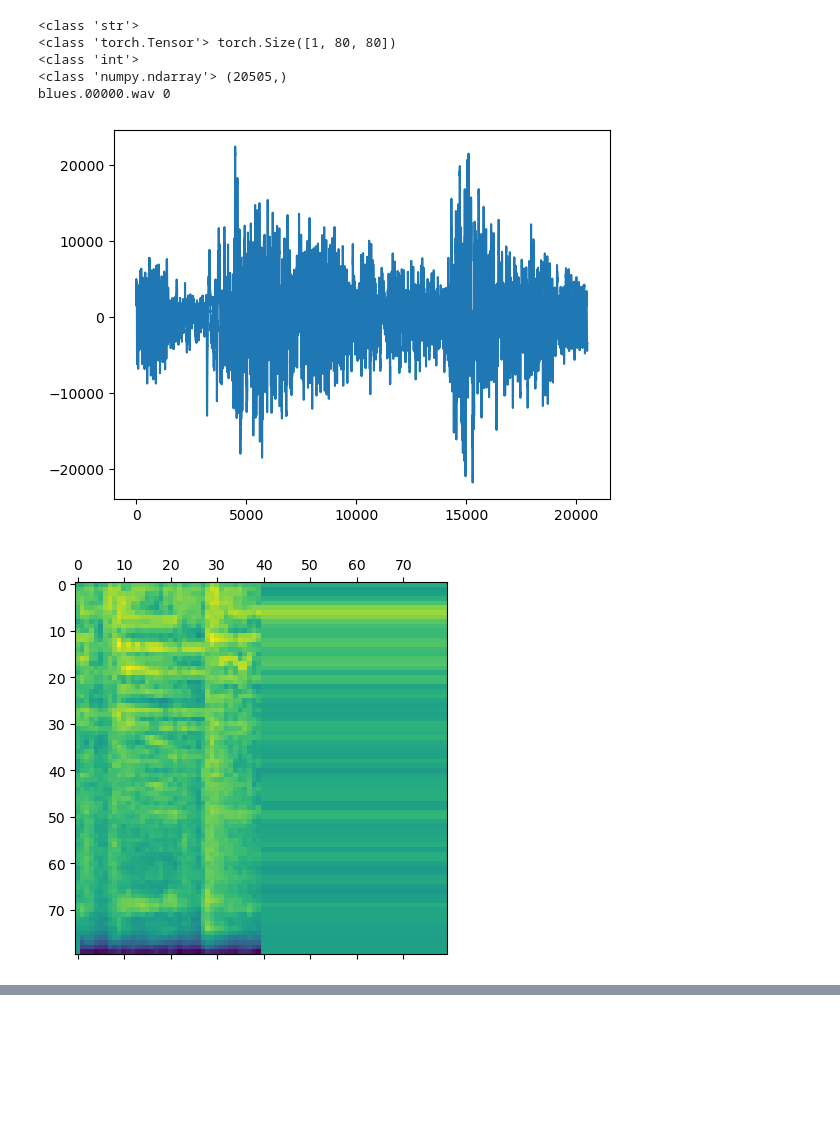
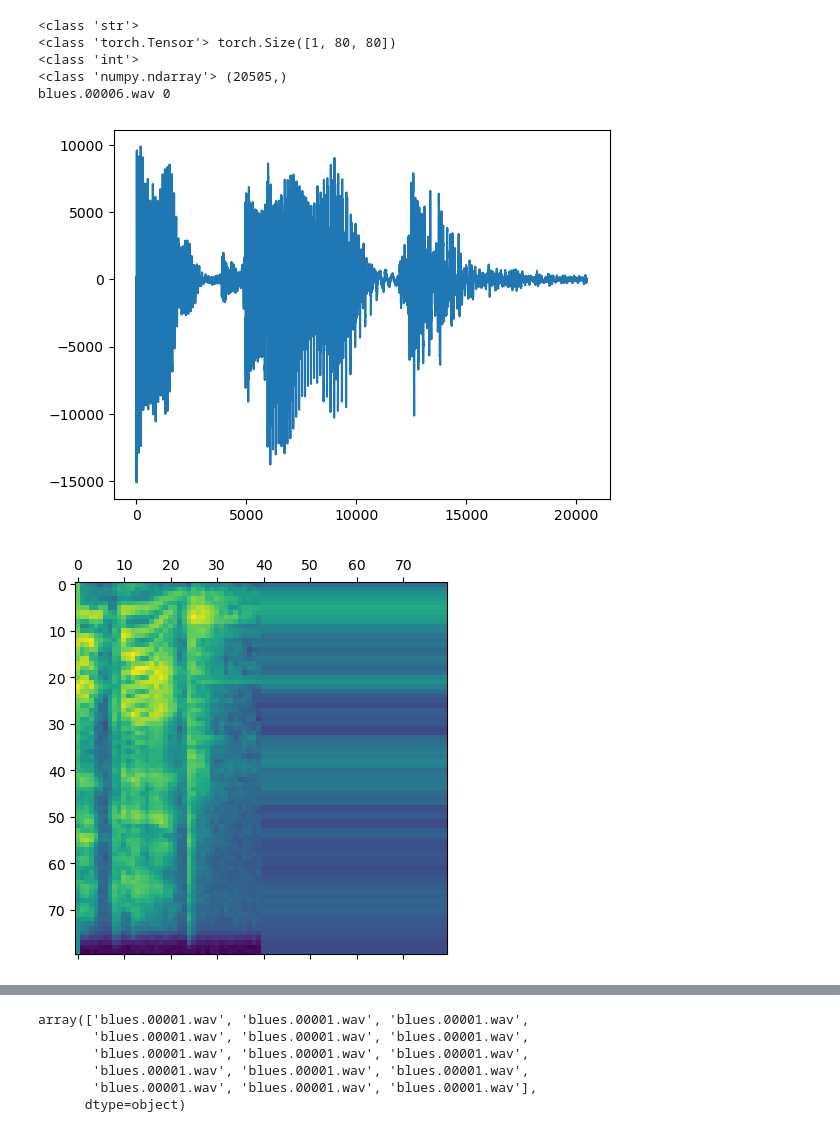
Before and after one commit to georgeherbert/music-genre-classification, a Jupyter notebook: augment.ipynb, the cells around one changed output, grey strips where cells are left out. Cells and saved outputs as stored; diff of their text form; code cells hidden in the pictures; blank space fills up the shorter version.

```diff
--- a/augment.ipynb
+++ b/augment.ipynb
@@ -12,7 +12,7 @@ def create_mel(wave):
         y = wave,
         n_fft = 1024,
         hop_length = 512,
-        n_mels = 80
+        n_mels = 80,
     )
     time_intervals = mel.shape[1]
     mel = mel[:, :min(time_intervals, 80)]
@@ -33,33 +33,33 @@ def draw_wave(wave):
     plt.plot([i for i in range(len(wave))], wave)
     plt.show()
 # %%
-sample = dataset[0]
+sample = dataset[100]
 
 print(type(sample[0]))
 print(type(sample[1]), sample[1].shape)
 print(type(sample[2]))
 print(type(sample[3]), sample[3].shape)
 
 file = sample[0]
 mel = sample[1][0]
 label = sample[2]
 wave = sample[3]
 
 print(file, label)
 
 draw_wave(wave)
 draw_mel(mel)
 
 # wave_2 = librosa.effects.time_stretch(wave, rate = 0.5)
-wave_2 = librosa.effects.pitch_shift(wave, sr = 22050, n_steps = -1, bins_per_octave = 12)
+wave_2 = librosa.effects.pitch_shift(wave, sr = 22050, n_steps = 0, bins_per_octave = 12)
 mel_2 = create_mel(wave_2)
 draw_wave(wave_2)
 draw_mel(mel_2)
 # %% [output]
 <class 'str'>
 <class 'torch.Tensor'> torch.Size([1, 80, 80])
 <class 'int'>
 <class 'numpy.ndarray'> (20505,)
-blues.00000.wav 0
+blues.00006.wav 0
-[figure, old version]
+[figure, new version]
-[figure, old version]
+[figure, new version]
@@ -67,0 +68,11 @@ blues.00000.wav 0
+# %%
+x = np.array(dataset)
+
+x[:, 0][15:30]
+# %% [output]
+array(['blues.00001.wav', 'blues.00001.wav', 'blues.00001.wav',
+       'blues.00001.wav', 'blues.00001.wav', 'blues.00001.wav',
+       'blues.00001.wav', 'blues.00001.wav', 'blues.00001.wav',
+       'blues.00001.wav', 'blues.00001.wav', 'blues.00001.wav',
+       'blues.00001.wav', 'blues.00001.wav', 'blues.00001.wav'],
+      dtype=object)
```
Also changed, not shown: parts of 1 cell of this notebook, 2 other files.
